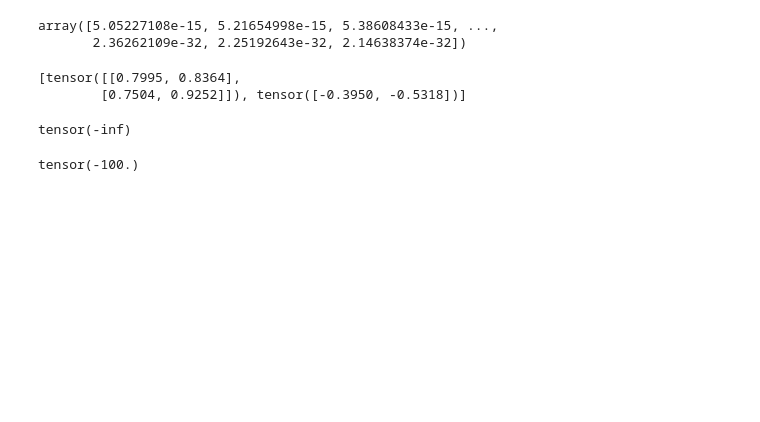
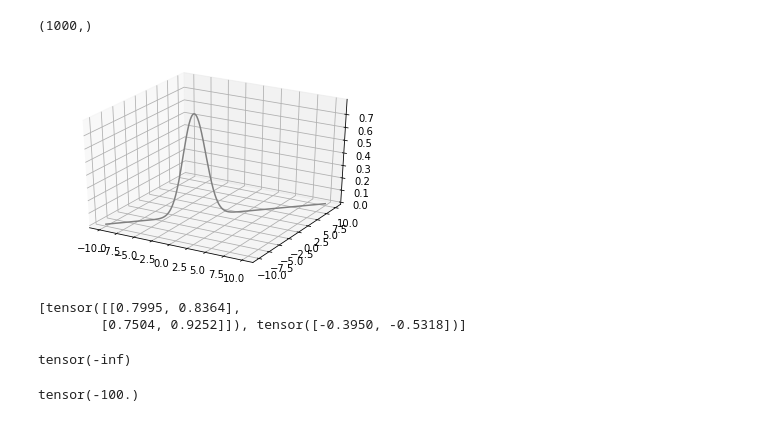
Before and after one commit to vvp33/network-homeworks, a Jupyter notebook: lessons/2/homework.ipynb, the cells around one changed output. Drawn from its saved outputs; the diff is of its cells as text; code cells hidden in the pictures; blank space fills up the shorter version.

Commit message:
add graphic

```diff
--- a/lessons/2/homework.ipynb
+++ b/lessons/2/homework.ipynb
@@ -70,5 +70,5 @@ for i in range(10000):
 # %%
-x_scale = np.linspace(-10, 10, 5000)
+x_scale = np.linspace(-10, 10, 1000)
 #x_scale = np.array(np.meshgrid(x_scale_1d, x_scale_1d)).T.reshape(-1, size_shape)
 d0_pdf = stats.norm.pdf(x_scale, mu0, sigma0)
 d1_pdf = stats.norm.pdf(x_scale, mu1, sigma1)
@@ -77,21 +77,22 @@ with torch.no_grad():
      dist = torch.sigmoid(layer(x_tensor)).numpy()
 ratio = d1_pdf / (d1_pdf + d0_pdf)
 # %%
-d0_pdf
+d0_pdf.shape
 # %% [output]
-array([5.05227108e-15, 5.21654998e-15, 5.38608433e-15, ...,
-       2.36262109e-32, 2.25192643e-32, 2.14638374e-32])
+(1000,)
 # %%
-fig = plt.figure()
 if (size_shape == 2):
+    #fig = plt.figure()
     ax = plt.axes(projection='3d')
     ax.plot3D(x_scale, x_scale, d0_pdf*2, 'gray')
 else:
     plt.plot(x_scale, d0_pdf*2, label='d0') # умножение на 2 для красоты графиков, на распределения не влияет
     plt.plot(x_scale, d1_pdf*2, label='d1')
     plt.plot(x_scale, dist.flatten(), label='pred')
     plt.plot(x_scale, ratio, label='ratio')
     plt.legend();
+# %% [output]
+[figure, added]
 # %%
 print([p.data for p in layer.parameters()])
 # %% [output]
```
Also changed, not shown: parts of 2 cells of this notebook.
